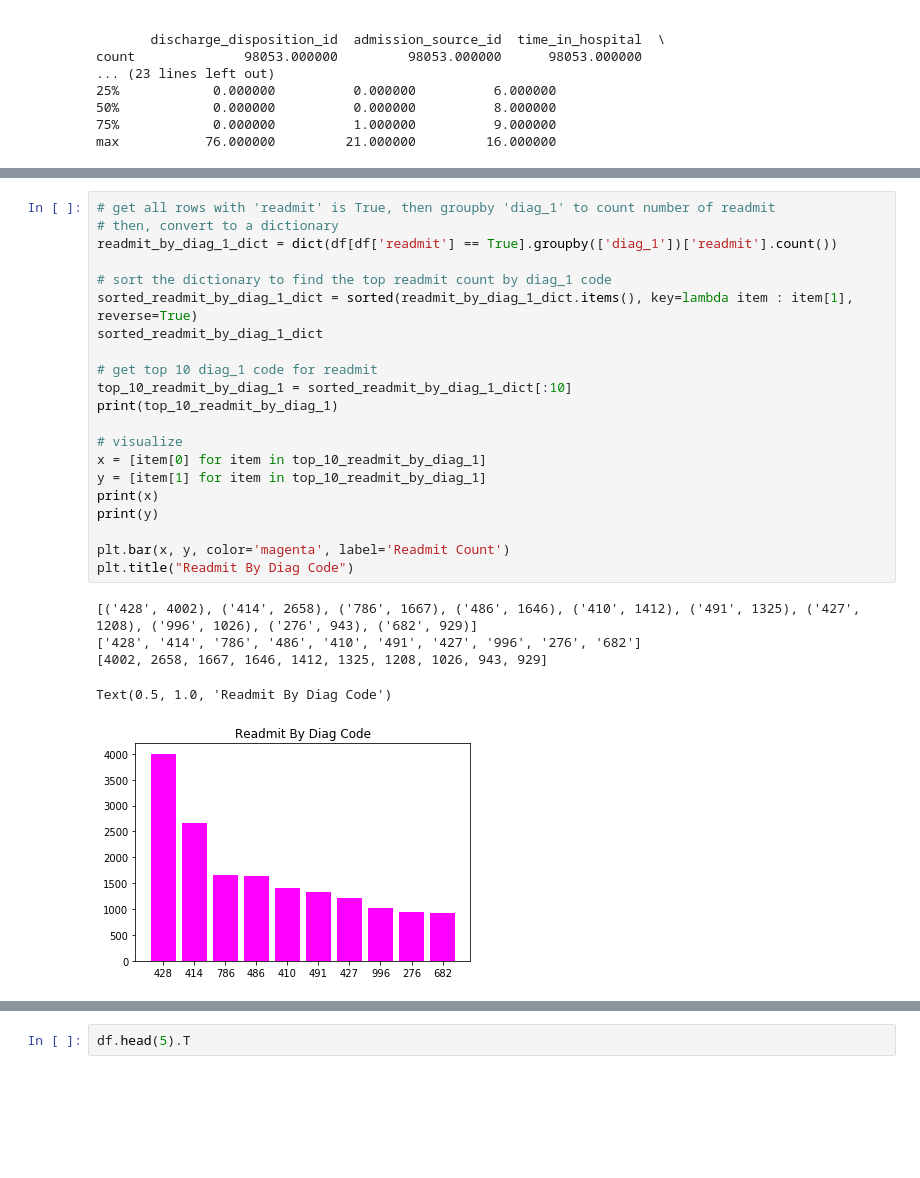
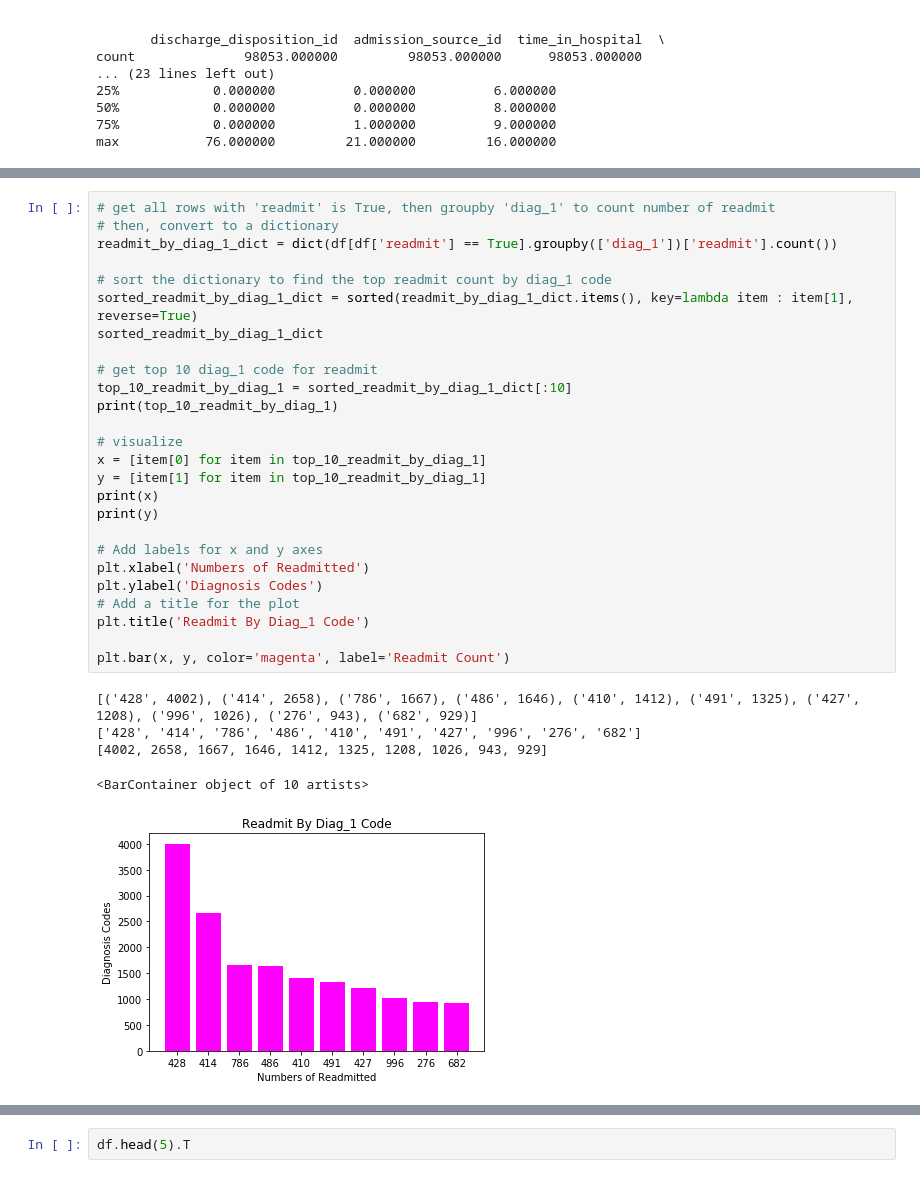
Before and after one commit to MaiaNgo/ds-project-01, a Jupyter notebook: maia/cleaning_data_and_visualization.ipynb, the cells around one changed output, grey strips where cells are left out. Saved outputs shown, nothing was run; the diff lists cells and outputs as text; blank space fills up the shorter version.

```diff
--- a/maia/cleaning_data_and_visualization.ipynb
+++ b/maia/cleaning_data_and_visualization.ipynb
@@ -539,27 +539,32 @@ Name: patient_nbr, dtype: int64
 # %%
 # get all rows with 'readmit' is True, then groupby 'diag_1' to count number of readmit
 # then, convert to a dictionary
 readmit_by_diag_1_dict = dict(df[df['readmit'] == True].groupby(['diag_1'])['readmit'].count())
 
 # sort the dictionary to find the top readmit count by diag_1 code
 sorted_readmit_by_diag_1_dict = sorted(readmit_by_diag_1_dict.items(), key=lambda item : item[1], reverse=True)
 sorted_readmit_by_diag_1_dict
 
 # get top 10 diag_1 code for readmit
 top_10_readmit_by_diag_1 = sorted_readmit_by_diag_1_dict[:10]
 print(top_10_readmit_by_diag_1)
 
 # visualize
 x = [item[0] for item in top_10_readmit_by_diag_1]
 y = [item[1] for item in top_10_readmit_by_diag_1]
 print(x)
 print(y)
 
+# Add labels for x and y axes
+plt.xlabel('Numbers of Readmitted')
+plt.ylabel('Diagnosis Codes')
+# Add a title for the plot
+plt.title('Readmit By Diag_1 Code')
+
 plt.bar(x, y, color='magenta', label='Readmit Count')
-plt.title("Readmit By Diag Code")
 # %% [output]
 [('428', 4002), ('414', 2658), ('786', 1667), ('486', 1646), ('410', 1412), ('491', 1325), ('427', 1208), ('996', 1026), ('276', 943), ('682', 929)]
 ['428', '414', '786', '486', '410', '491', '427', '996', '276', '682']
 [4002, 2658, 1667, 1646, 1412, 1325, 1208, 1026, 943, 929]
-Text(0.5, 1.0, 'Readmit By Diag Code')
+<BarContainer object of 10 artists>
-[figure, old version]
+[figure, new version]
```
Also changed, not shown: parts of 4 cells of this notebook.
